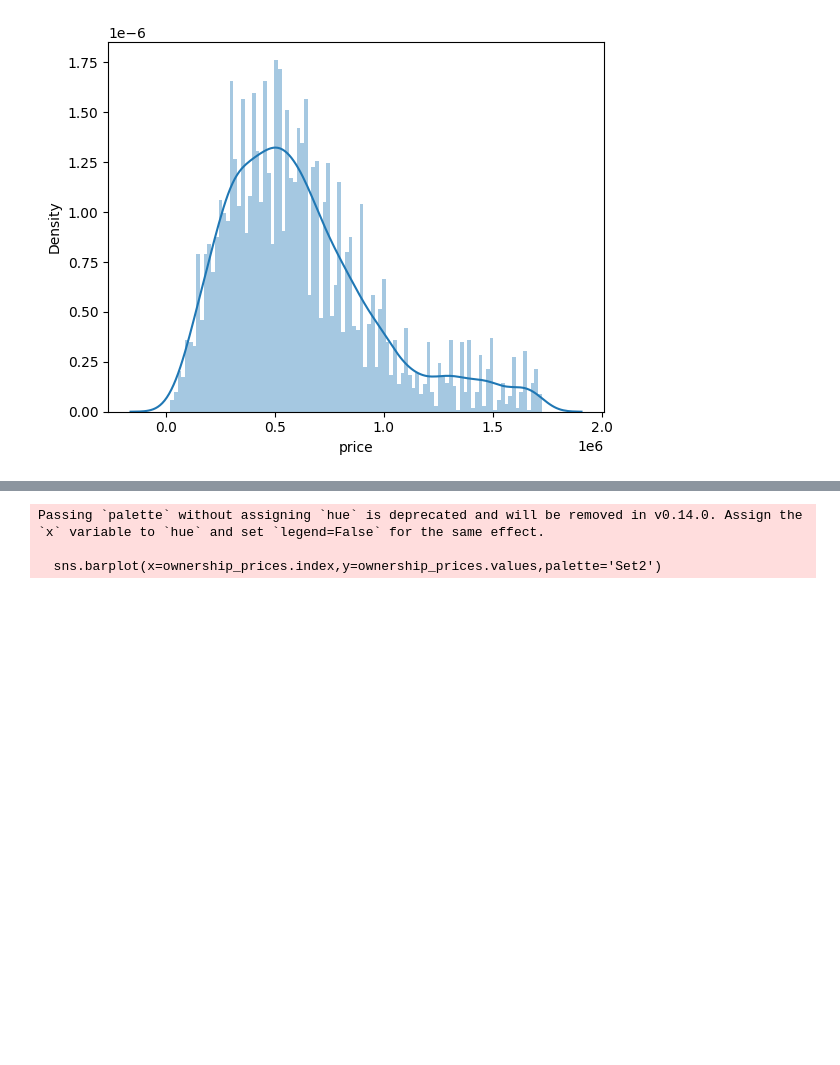
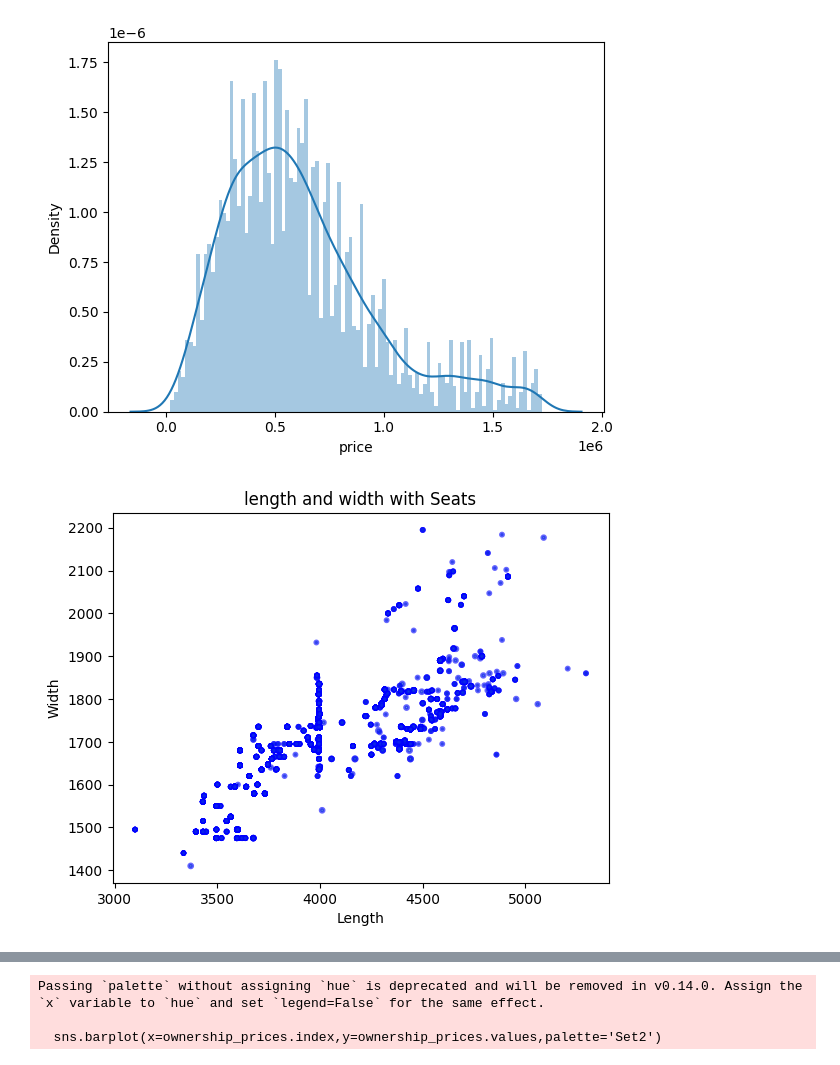
Before and after one commit to Nanthu2207/Car_Price_Prediction, a Jupyter notebook: Model_Evaluating.ipynb, the cells around one changed output, grey strips where cells are left out. Saved outputs shown, nothing was run; the diff lists cells and outputs as text; code cells hidden in the pictures; blank space fills up the shorter version.

```diff
--- a/Model_Evaluating.ipynb
+++ b/Model_Evaluating.ipynb
@@ -122,3 +122,21 @@ https://gist.github.com/mwaskom/de44147ed2974457ad6372750bbe5751
 
   sns.distplot(df['price'], bins = 100)
 [figure]
+# %%
+# Extract the numerical part of the 'Seats' column and convert to numeric type
+x_values = df['Length']
+y_values = df['Width']
+bubble_sizes = pd.to_numeric(df['Seats'].str.extract('(\d+)')[0])
+
+# Create a bubble chart with customization
+plt.scatter(x_values, y_values, s=bubble_sizes, alpha=0.6, edgecolors='b', linewidths=2)
+
+# Add title and axis labels
+plt.title("length and width with Seats")
+plt.xlabel("Length")
+plt.ylabel("Width")
+
+# Display the plot
+plt.show()
+# %% [output]
+[figure, added]
```
Also changed, not shown: parts of 9 cells of this notebook.
